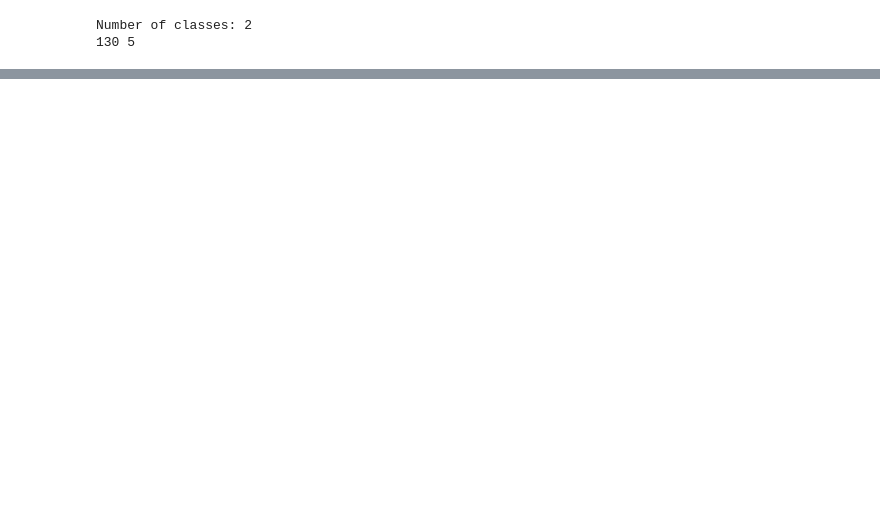
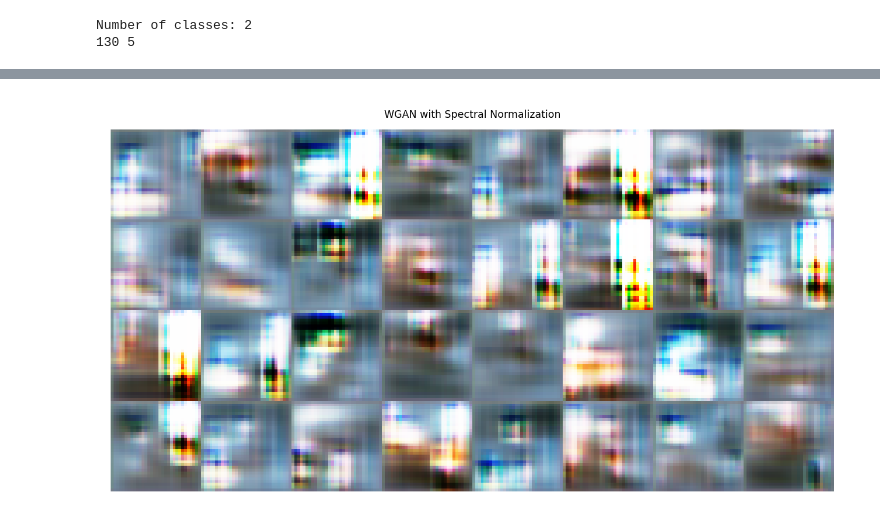
Before and after one commit to MarkBrub/GAN_Fixing, a Jupyter notebook: GAN_Fixing.ipynb, the cells around one changed output, grey strips where cells are left out. Cells and saved outputs as stored; diff of their text form; code cells hidden in the pictures; blank space fills up the shorter version.

Commit message:
All models trained

```diff
--- a/GAN_Fixing.ipynb
+++ b/GAN_Fixing.ipynb
@@ -116,8 +116,9 @@ BUFFER_SIZE = train_images.shape[0]
 train_dataset_images = tf.data.Dataset.from_tensor_slices(train_images)
 train_dataset_labels = tf.data.Dataset.from_tensor_slices(train_labels)
 
-train_dataset = tf.data.Dataset.zip((train_dataset_images, train_dataset_labels))
-train_dataset = train_dataset.shuffle(BUFFER_SIZE).batch(BATCH_SIZE)
+train_dataset_prebatch = tf.data.Dataset.zip((train_dataset_images, train_dataset_labels))
+train_dataset_prebatch = train_dataset_prebatch.shuffle(BUFFER_SIZE)
+train_dataset = train_dataset_prebatch.batch(BATCH_SIZE)
 # %% [output]
 Shape of the dataset: (10000, 32, 32, 3)
 Number of images in each class: [5000 5000]
@@ -439,7 +483,7 @@ def train_step_basic(images, labels):
     gradients_of_generator = gen_tape.gradient(gen_loss, generator.trainable_variables)
     generator_optimizer.apply_gradients(zip(gradients_of_generator, generator.trainable_variables))
 # %%
-EPOCHS = 25
+EPOCHS = 500
 LOAD_BASIC_MODEL = True
 
 img_list = []
@@ -461,15 +505,6 @@ else:
             train_step_basic(image_batch, label_batch)
             progbar.update(batch_idx + 1)
 
-        # Save the model every 5 epochs
-        #if (epoch + 1) % 5 == 0:
-        #    checkpoint.save(file_prefix=checkpoint_dir + 'c-wgan_tf')
-        #    # Produce images for animation
-        #    tmp = checkpoint_images(generator,
-        #                            [test_latent_dims, test_labels],
-        #                            'c-wgan_tf')
-        #    img_list.append(tmp)
-
         print('Time for epoch {} is {:.2f} sec'.format(epoch + 1, time.time() - start))
 # %%
 # display a grid of generated images
@@ -492,10 +526,0 @@ plot_grid(grid, 'Basic WGAN-GP')
-# %%
-fig = plt.figure(figsize=(12,4))
-plt.axis("off")
-pls = [[plt.imshow(im, animated=True)] for im in img_list]
-
-# allow the animation to be any size with animation.embed_limit
-plt.rcParams['animation.embed_limit'] = 2**128
-
-ani = animation.ArtistAnimation(fig, pls, interval=500, repeat_delay=1000, blit=True)
-HTML(ani.to_jshtml())
@@ -606,7 +642,7 @@ def train_step_spec_norm(images, labels):
     gradients_of_generator = gen_tape.gradient(gen_loss, generator.trainable_variables)
     generator_optimizer.apply_gradients(zip(gradients_of_generator, generator.trainable_variables))
 # %%
-LOAD_SPEC_NORM_MODEL = False
+LOAD_SPEC_NORM_MODEL = True
 
 if LOAD_SPEC_NORM_MODEL:
     # Load discriminator_model_2.h5
@@ -615,7 +651,7 @@ if LOAD_SPEC_NORM_MODEL:
     generator.load_weights('generator_model_spec_norm.h5')
 
 else:
-    EPOCHS = 100
+    EPOCHS = 500
 
     for epoch in range(EPOCHS):
         start = time.time()
@@ -627,28 +663,22 @@ else:
             train_step_spec_norm(image_batch, label_batch)
             progbar.update(batch_idx + 1)
 
-        # Save the model every 5 epochs
-        # if (epoch + 1) % 5 == 0:
-
-            # checkpoint.save(file_prefix=checkpoint_dir + 'c-wgan_tf')
-            # Produce images for animation
-            # tmp = checkpoint_images(generator, [test_latent_dims, test_labels], 'c-wgan_tf')
-            # img_list.append(tmp)
-
         print('Time for epoch {} is {:.2f} sec'.format(epoch + 1, time.time() - start))
 # %%
 # display a grid of generated images
 
 # Generate images
 random_noise = tf.random.normal([num_examples_to_generate, latent_dim])
 random_labels = tf.random.uniform(shape=(num_examples_to_generate, 1), minval=0, maxval=num_classes, dtype=tf.int32)
 
 # reduce the variance of the noise
 # random_noise = random_noise * 0.5
 
 generated_images = generator([random_noise, random_labels], training=False)
 
 # use make_grid to display the images
 grid = make_grid(generated_images.numpy())
 
-plot_grid(grid, 'WGAN-GP with Spectral Normalization')
+plot_grid(grid, 'WGAN with Spectral Normalization')
+# %% [output]
+[figure, added]
```
Also changed, not shown: parts of 25 cells of this notebook, 6 other files.
